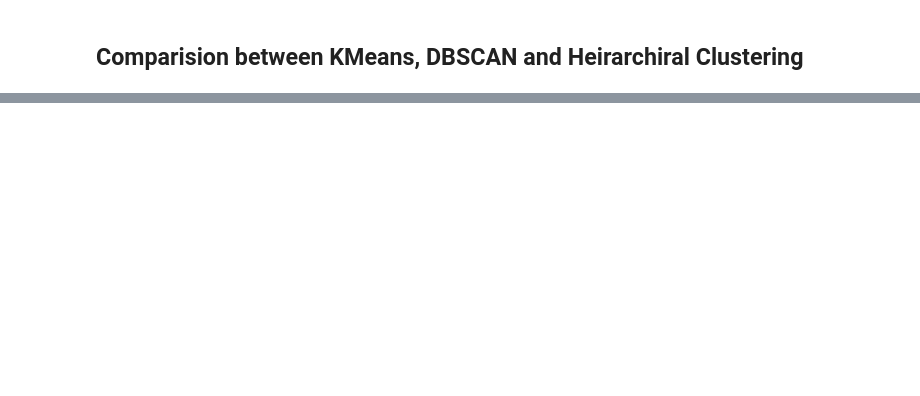
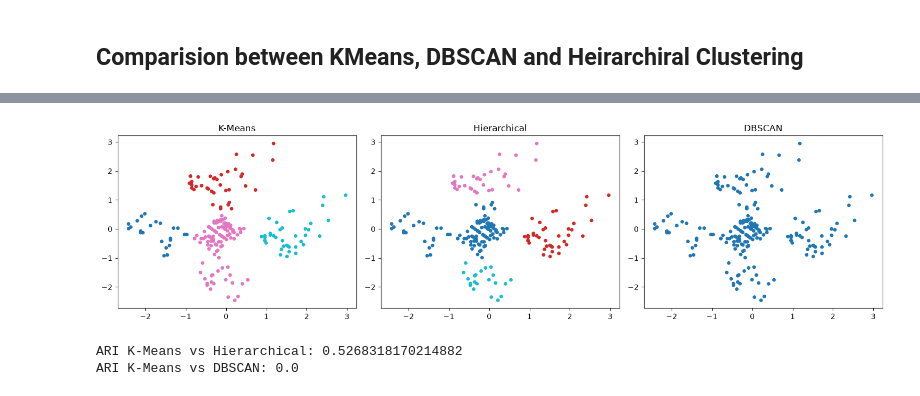
Before and after one commit to TheRoyBar/groupCust, a Jupyter notebook: GroupCust.ipynb, the cells around one changed output, grey strips where cells are left out. Cells and saved outputs as stored; diff of their text form; code cells hidden in the pictures; blank space fills up the shorter version.

```diff
--- a/GroupCust.ipynb
+++ b/GroupCust.ipynb
@@ -267,0 +312,21 @@ fig.show()
+# %%
+# Cell 5: DBSCAN
+dbscan_eps = 0.8  # set from the elbow in the plot above
+
+dbscan_model = DBSCAN(eps=dbscan_eps, min_samples=dbscan_min_samples)
+dbscan_labels = dbscan_model.fit_predict(scaled_features)
+
+non_noise_mask = dbscan_labels != -1
+dbscan_cluster_count = len(set(dbscan_labels[non_noise_mask]))
+
+dbscan_row = {
+    "algorithm": "DBSCAN",
+    "clusters": dbscan_cluster_count,
+    "noise_percent": 100 * (~non_noise_mask).mean(),
+}
+if dbscan_cluster_count > 1:
+    dbscan_row["silhouette"] = silhouette_score(scaled_features[non_noise_mask], dbscan_labels[non_noise_mask])
+    dbscan_row["davies_bouldin"] = davies_bouldin_score(scaled_features[non_noise_mask], dbscan_labels[non_noise_mask])
+    dbscan_row["calinski_harabasz"] = calinski_harabasz_score(scaled_features[non_noise_mask], dbscan_labels[non_noise_mask])
+
+comparison_rows.append(dbscan_row)
@@ -267,0 +358,21 @@ fig.show()
+# %%
+all_labels = {
+    "K-Means": kmeans_labels,
+    "Hierarchical": hierarchical_labels,
+    "DBSCAN": dbscan_labels,
+}
+
+fig, axes = plt.subplots(1, 3, figsize=(15, 4))
+for axis, (algorithm_name, labels) in zip(axes, all_labels.items()):
+    axis.scatter(pca_coordinates[:, 0], pca_coordinates[:, 1], c=labels, cmap="tab10", s=15)
+    axis.set_title(algorithm_name)
+plt.tight_layout()
+plt.show()
+# %% [output]
+[figure, added]
+# %%
+print("ARI K-Means vs Hierarchical:", adjusted_rand_score(kmeans_labels, hierarchical_labels))
+print("ARI K-Means vs DBSCAN:", adjusted_rand_score(kmeans_labels, dbscan_labels))
+# %% [output]
+ARI K-Means vs Hierarchical: 0.5268318170214882
+ARI K-Means vs DBSCAN: 0.0
```
Also changed, not shown: parts of 9 cells of this notebook.
